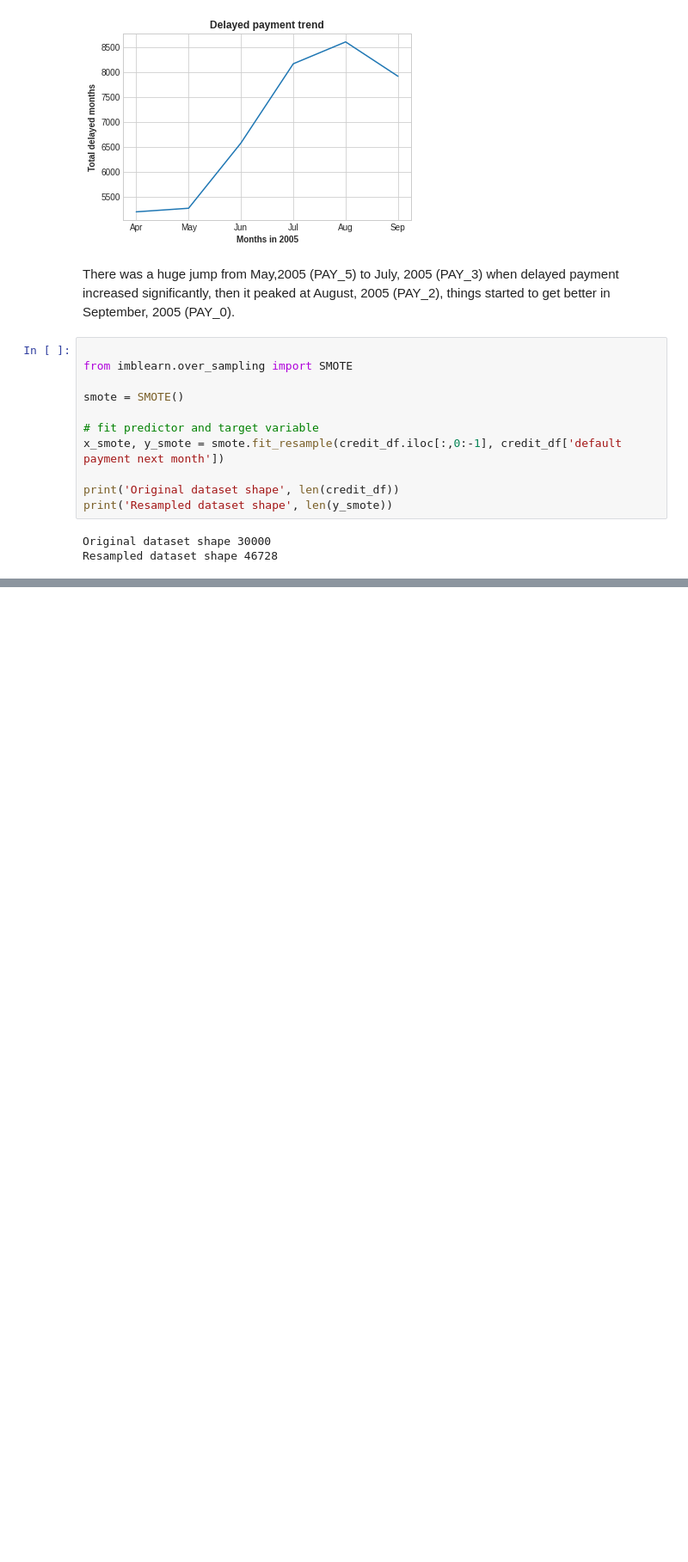
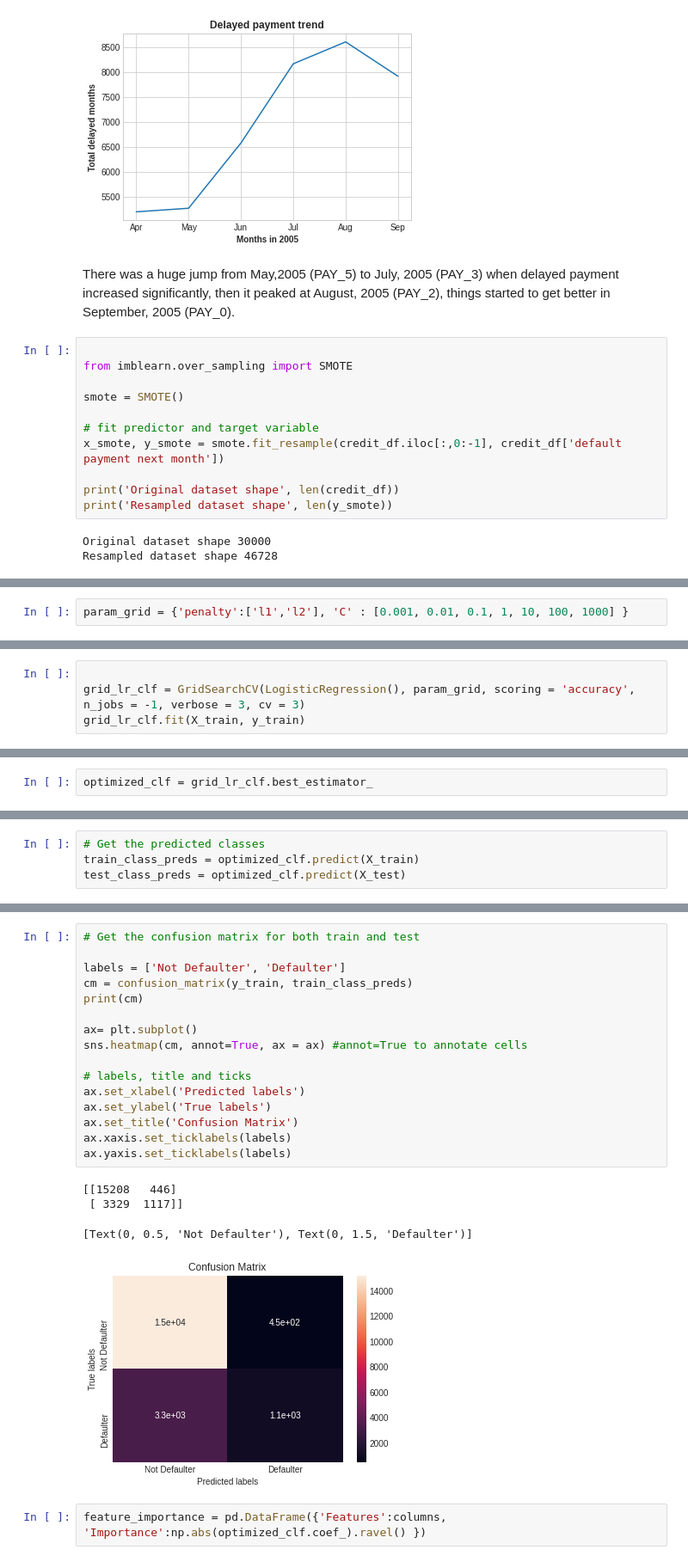
Before and after one commit to choudhurysibani120/credit-card-default-prediction, a Jupyter notebook: Team_Notebook_of_Credit_Card_Default_Prediction_Capstone_Project.ipynb, the cells around one changed output, grey strips where cells are left out. Shown: that part at 86% size. Saved outputs shown, nothing was run; the diff lists cells and outputs as text; blank space fills up the shorter version.

```diff
--- a/Team_Notebook_of_Credit_Card_Default_Prediction_Capstone_Project.ipynb
+++ b/Team_Notebook_of_Credit_Card_Default_Prediction_Capstone_Project.ipynb
@@ -272,0 +301,2 @@ y=credit_df[{'default payment next month'}]
+# %%
+param_grid = {'penalty':['l1','l2'], 'C' : [0.001, 0.01, 0.1, 1, 10, 100, 1000] }
@@ -272,0 +305,4 @@ y=credit_df[{'default payment next month'}]
+# %%
+
+grid_lr_clf = GridSearchCV(LogisticRegression(), param_grid, scoring = 'accuracy', n_jobs = -1, verbose = 3, cv = 3)
+grid_lr_clf.fit(X_train, y_train)
@@ -272,0 +328,2 @@ y=credit_df[{'default payment next month'}]
+# %%
+optimized_clf = grid_lr_clf.best_estimator_
@@ -272,0 +343,4 @@ y=credit_df[{'default payment next month'}]
+# %%
+# Get the predicted classes
+train_class_preds = optimized_clf.predict(X_train)
+test_class_preds = optimized_clf.predict(X_test)
@@ -272,0 +379,23 @@ y=credit_df[{'default payment next month'}]
+# %%
+# Get the confusion matrix for both train and test
+
+labels = ['Not Defaulter', 'Defaulter']
+cm = confusion_matrix(y_train, train_class_preds)
+print(cm)
+
+ax= plt.subplot()
+sns.heatmap(cm, annot=True, ax = ax) #annot=True to annotate cells
+
+# labels, title and ticks
+ax.set_xlabel('Predicted labels')
+ax.set_ylabel('True labels')
+ax.set_title('Confusion Matrix')
+ax.xaxis.set_ticklabels(labels)
+ax.yaxis.set_ticklabels(labels)
+# %% [output]
+[[15208   446]
+ [ 3329  1117]]
+[Text(0, 0.5, 'Not Defaulter'), Text(0, 1.5, 'Defaulter')]
+[figure, added]
+# %%
+feature_importance = pd.DataFrame({'Features':columns, 'Importance':np.abs(optimized_clf.coef_).ravel() })
```
Also changed, not shown: parts of 23 cells of this notebook.
